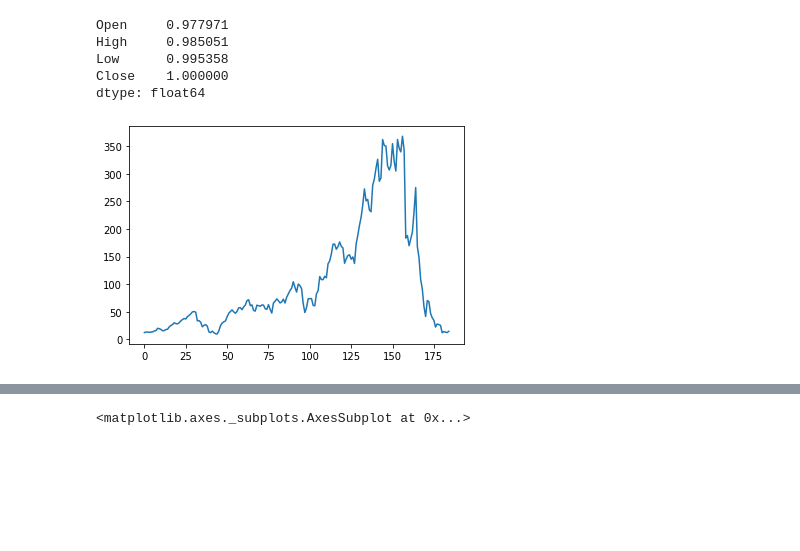
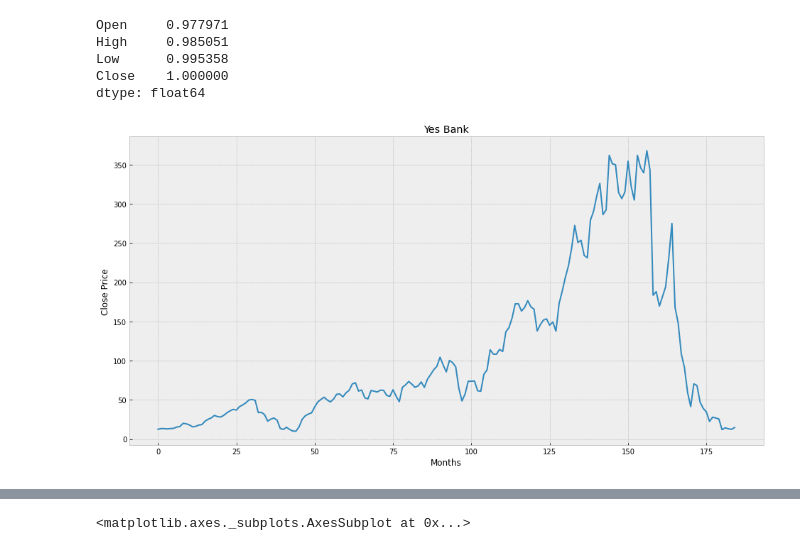
Before and after one commit to 01aleem/Yes-Bank-Stock-Closing-Price-Prediction, a Jupyter notebook: Stock_Price_Prediction.ipynb, the cells around one changed output, grey strips where cells are left out. Cells and saved outputs as stored; diff of their text form; code cells hidden in the pictures; blank space fills up the shorter version.

```diff
--- a/Stock_Price_Prediction.ipynb
+++ b/Stock_Price_Prediction.ipynb
@@ -4,12 +4,14 @@
 import pandas as pd
 import numpy as np
 from sklearn.linear_model import LinearRegression
+from sklearn.tree import DecisionTreeRegressor
 from sklearn.model_selection import train_test_split
 from sklearn.metrics import r2_score,mean_absolute_error,mean_squared_error
 from sklearn.preprocessing import MinMaxScaler
 
 import seaborn as sns
 import matplotlib.pyplot as plt
+plt.style.use('bmh')
 import warnings
 warnings.filterwarnings('ignore')
 # %%
@@ -99,7 +93,14 @@ High     0.985051
 Low      0.995358
 Close    1.000000
 dtype: float64
-# %%
-line= df['Close'].plot.line()
-# %% [output]
-[figure, removed]
+# %%
+# Visualize the close price
+
+plt.figure(figsize = (16, 8))
+plt.title('Yes Bank')
+plt.xlabel('Months')
+plt.ylabel('Close Price')
+plt.plot(df['Close'])
+plt.show()
+# %% [output]
+[figure, added]
```
Also changed, not shown: parts of 13 cells of this notebook.
